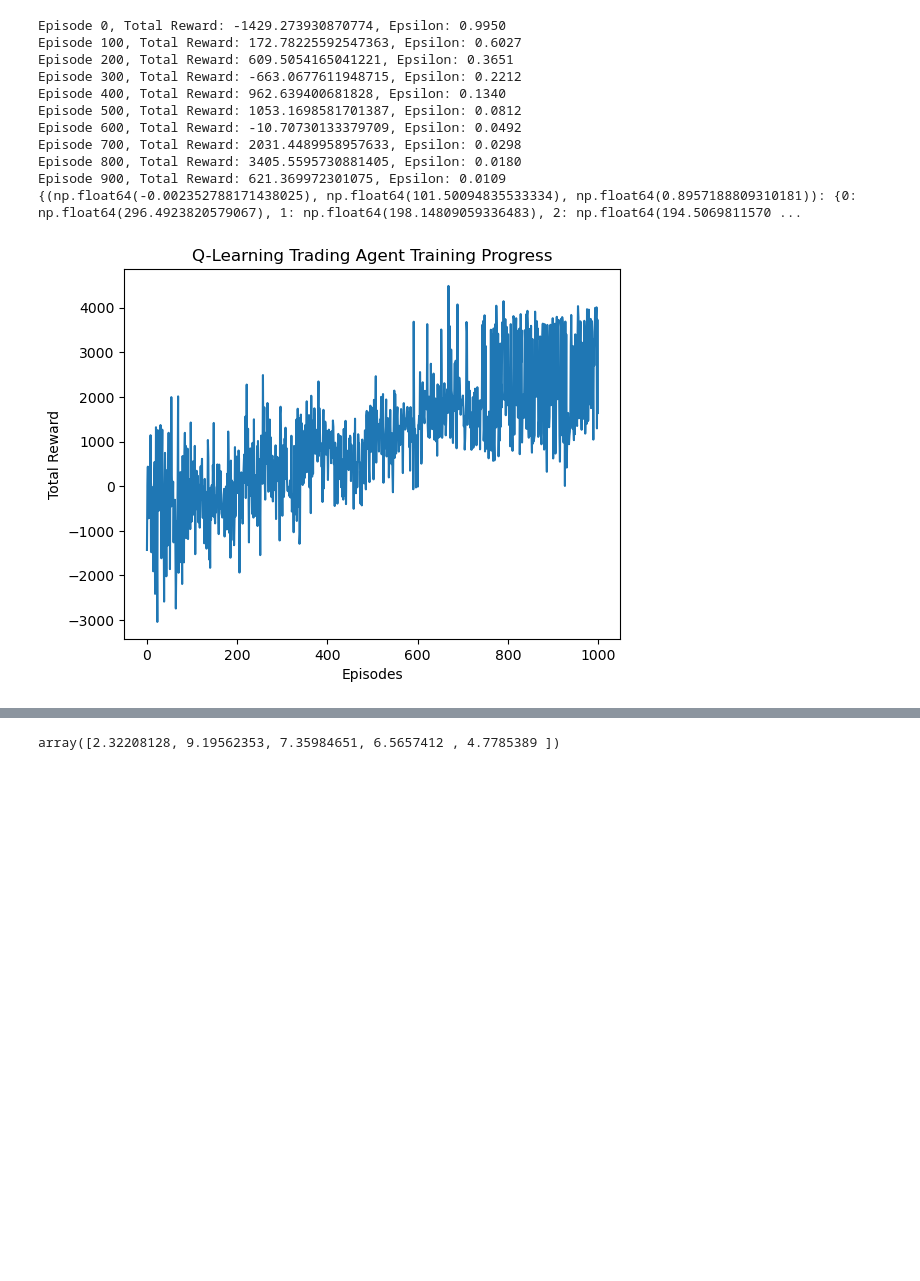
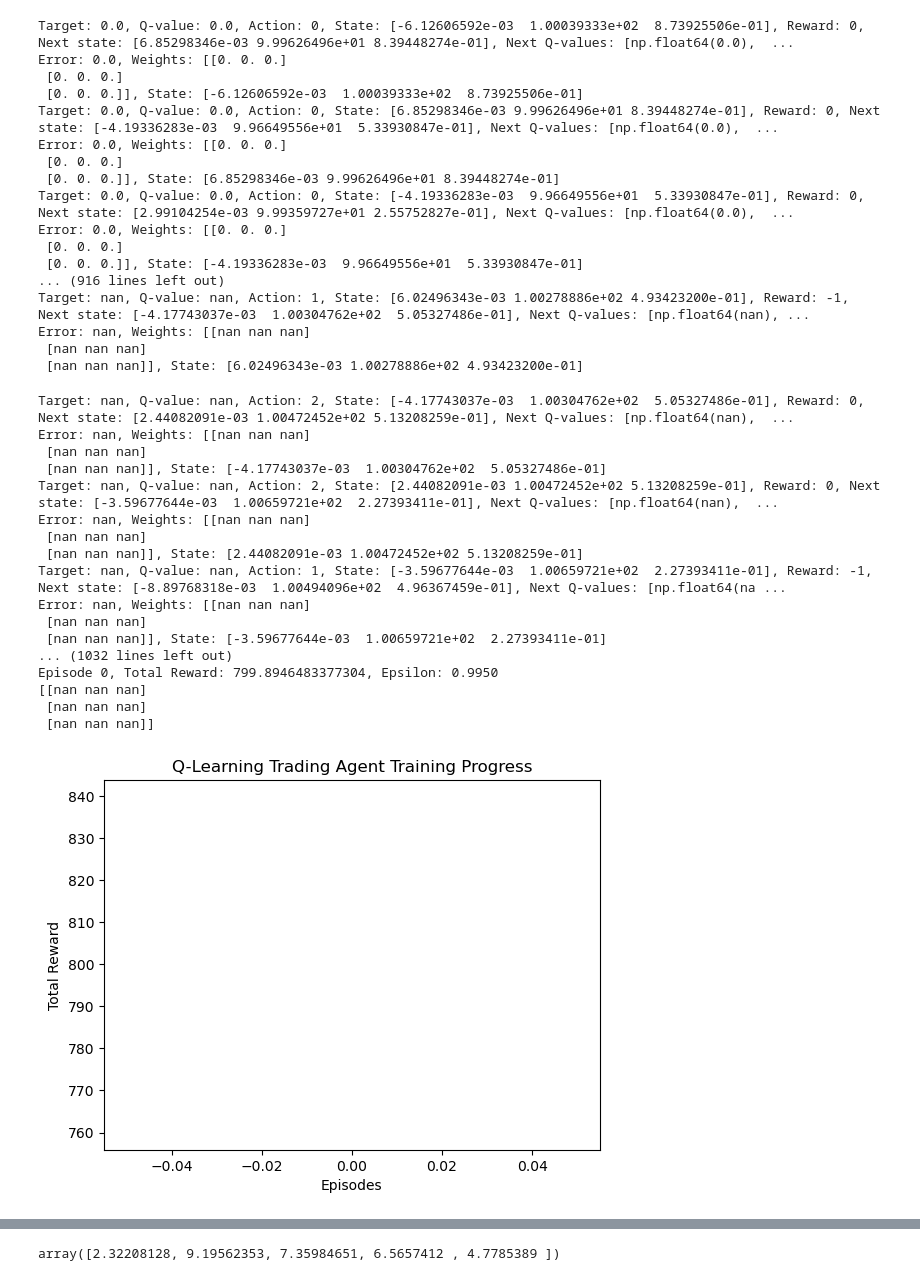
Before and after one commit to nifemiojo/rl-for-trading, a Jupyter notebook: trading_agent_linear_approx/main.ipynb, the cells around one changed output, grey strips where cells are left out. Cells and saved outputs as stored; diff of their text form; code cells hidden in the pictures; blank space fills up the shorter version.

Commit message:
introduce weights for linear approximation of q

```diff
--- a/trading_agent_linear_approx/main.ipynb
+++ b/trading_agent_linear_approx/main.ipynb
@@ -2,8 +2,8 @@
 import matplotlib.pyplot as plt
 import numpy as np
 from stock_market_env import StockMarketEnv
-from trading_agent import TradingAgent
+from trading_agent import LinearQTradingAgent
 
 # Simulated stock prices
-prices = np.cumsum(np.random.randn(500)) + 100  # Random walk stock prices
+prices = np.random.randn(500) + 100  # Random walk stock prices
 price_changes_pct = (prices[1:] / prices[:-1]) - 1
@@ -10,32 +34,57 @@ price_changes_pct = (prices[1:] / prices[:-1]) - 1
 # %%
 # Create the environment
-env = StockMarketEnv(prices)
+env = StockMarketEnv(prices[:3])
 
 # Train the agent
-agent = TradingAgent(env)
-rewards = agent.train(episodes=1000)
+state_size = 3  # 5 features: return, SMA, EMA, RSI, volatility
+action_size = 3  # Actions: Buy, Hold, Sell
+agent = LinearQTradingAgent(env, state_size, action_size)
+rewards = agent.train(episodes=1)
 
-print(agent.q_table)
+print(agent.weights)
 
 # Plot training progress
 plt.plot(rewards)
 plt.xlabel("Episodes")
 plt.ylabel("Total Reward")
 plt.title("Q-Learning Trading Agent Training Progress")
 plt.show()
 # %% [output]
-Episode 0, Total Reward: -1429.273930870774, Epsilon: 0.9950
-Episode 100, Total Reward: 172.78225592547363, Epsilon: 0.6027
-Episode 200, Total Reward: 609.5054165041221, Epsilon: 0.3651
-Episode 300, Total Reward: -663.0677611948715, Epsilon: 0.2212
-Episode 400, Total Reward: 962.639400681828, Epsilon: 0.1340
-Episode 500, Total Reward: 1053.1698581701387, Epsilon: 0.0812
-Episode 600, Total Reward: -10.70730133379709, Epsilon: 0.0492
-Episode 700, Total Reward: 2031.4489958957633, Epsilon: 0.0298
-Episode 800, Total Reward: 3405.5595730881405, Epsilon: 0.0180
-Episode 900, Total Reward: 621.369972301075, Epsilon: 0.0109
-{(np.float64(-0.002352788171438025), np.float64(101.50094835533334), np.float64(0.8957188809310181)): {0: np.float64(296.4923820579067), 1: np.float64(198.14809059336483), 2: np.float64(194.5069811570 ...
+Target: 0.0, Q-value: 0.0, Action: 0, State: [-6.12606592e-03  1.00039333e+02  8.73925506e-01], Reward: 0, Next state: [6.85298346e-03 9.99626496e+01 8.39448274e-01], Next Q-values: [np.float64(0.0),  ...
+Error: 0.0, Weights: [[0. 0. 0.]
+ [0. 0. 0.]
+ [0. 0. 0.]], State: [-6.12606592e-03  1.00039333e+02  8.73925506e-01]
+Target: 0.0, Q-value: 0.0, Action: 0, State: [6.85298346e-03 9.99626496e+01 8.39448274e-01], Reward: 0, Next state: [-4.19336283e-03  9.96649556e+01  5.33930847e-01], Next Q-values: [np.float64(0.0),  ...
+Error: 0.0, Weights: [[0. 0. 0.]
+ [0. 0. 0.]
+ [0. 0. 0.]], State: [6.85298346e-03 9.99626496e+01 8.39448274e-01]
+Target: 0.0, Q-value: 0.0, Action: 0, State: [-4.19336283e-03  9.96649556e+01  5.33930847e-01], Reward: 0, Next state: [2.99104254e-03 9.99359727e+01 2.55752827e-01], Next Q-values: [np.float64(0.0),  ...
+Error: 0.0, Weights: [[0. 0. 0.]
+ [0. 0. 0.]
+ [0. 0. 0.]], State: [-4.19336283e-03  9.96649556e+01  5.33930847e-01]
+... (916 lines left out)
+Target: nan, Q-value: nan, Action: 1, State: [6.02496343e-03 1.00278886e+02 4.93423200e-01], Reward: -1, Next state: [-4.17743037e-03  1.00304762e+02  5.05327486e-01], Next Q-values: [np.float64(nan), ...
+Error: nan, Weights: [[nan nan nan]
+ [nan nan nan]
+ [nan nan nan]], State: [6.02496343e-03 1.00278886e+02 4.93423200e-01]
+Target: nan, Q-value: nan, Action: 2, State: [-4.17743037e-03  1.00304762e+02  5.05327486e-01], Reward: 0, Next state: [2.44082091e-03 1.00472452e+02 5.13208259e-01], Next Q-values: [np.float64(nan),  ...
+Error: nan, Weights: [[nan nan nan]
+ [nan nan nan]
+ [nan nan nan]], State: [-4.17743037e-03  1.00304762e+02  5.05327486e-01]
+Target: nan, Q-value: nan, Action: 2, State: [2.44082091e-03 1.00472452e+02 5.13208259e-01], Reward: 0, Next state: [-3.59677644e-03  1.00659721e+02  2.27393411e-01], Next Q-values: [np.float64(nan),  ...
+Error: nan, Weights: [[nan nan nan]
+ [nan nan nan]
+ [nan nan nan]], State: [2.44082091e-03 1.00472452e+02 5.13208259e-01]
+Target: nan, Q-value: nan, Action: 1, State: [-3.59677644e-03  1.00659721e+02  2.27393411e-01], Reward: -1, Next state: [-8.89768318e-03  1.00494096e+02  4.96367459e-01], Next Q-values: [np.float64(na ...
+Error: nan, Weights: [[nan nan nan]
+ [nan nan nan]
+ [nan nan nan]], State: [-3.59677644e-03  1.00659721e+02  2.27393411e-01]
+... (1032 lines left out)
+Episode 0, Total Reward: 799.8946483377304, Epsilon: 0.9950
+[[nan nan nan]
+ [nan nan nan]
+ [nan nan nan]]
-[figure, old version]
+[figure, new version]
 # %%
 rewards = agent.train(episodes=1000)
 
```
Also changed, not shown: parts of 5 cells of this notebook, 4 other files.
